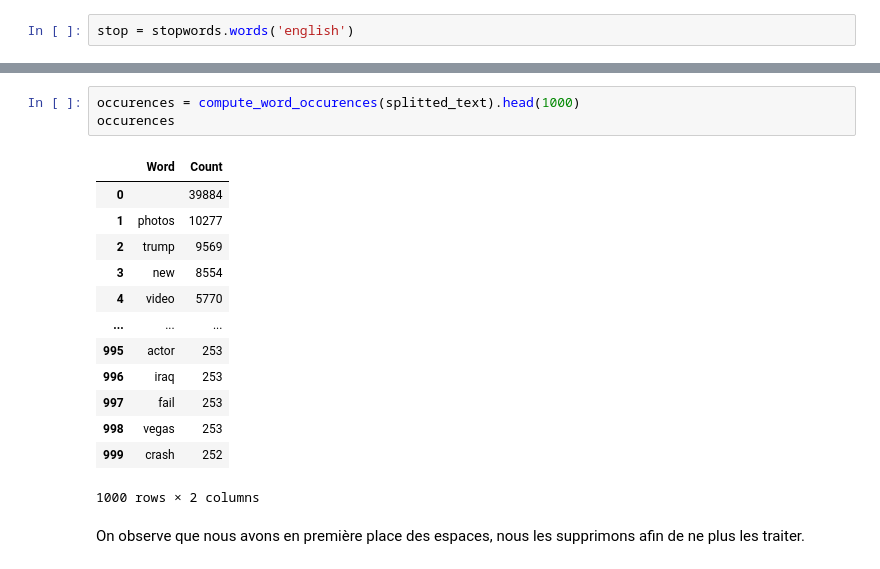
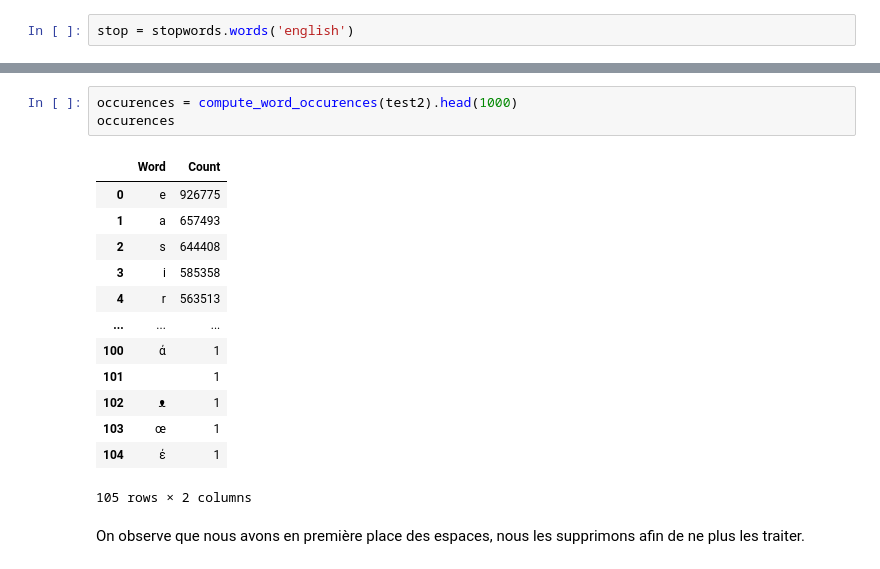
Before and after one commit to RudyLo/Naturali_Language_Processing, a Jupyter notebook: Projet Topic Modeling NLP.ipynb, the cells around one changed output, grey strips where cells are left out. Cells and saved outputs as stored; diff of their text form.

```diff
--- a/Projet Topic Modeling NLP.ipynb
+++ b/Projet Topic Modeling NLP.ipynb
@@ -362,20 +362,20 @@ splitted_text
 # %%
-occurences = compute_word_occurences(splitted_text).head(1000)
+occurences = compute_word_occurences(test2).head(1000)
 occurences
 # %% [output]
 |  | Word | Count |
-| 0 |  | 39884 |
-| 1 | photos | 10277 |
-| 2 | trump | 9569 |
-| 3 | new | 8554 |
-| 4 | video | 5770 |
+| 0 | e | 926775 |
+| 1 | a | 657493 |
+| 2 | s | 644408 |
+| 3 | i | 585358 |
+| 4 | r | 563513 |
 | ... | ... | ... |
-| 995 | actor | 253 |
-| 996 | iraq | 253 |
-| 997 | fail | 253 |
-| 998 | vegas | 253 |
-| 999 | crash | 252 |
+| 100 | ά | 1 |
+| 101 |  | 1 |
+| 102 | ᴥ | 1 |
+| 103 | œ | 1 |
+| 104 | έ | 1 |
-1000 rows × 2 columns
+105 rows × 2 columns
 # %% [markdown]
 On observe que nous avons en première place des espaces, nous les supprimons afin de ne plus les traiter.
 # %%
```
Also changed, not shown: parts of 21 cells of this notebook.
